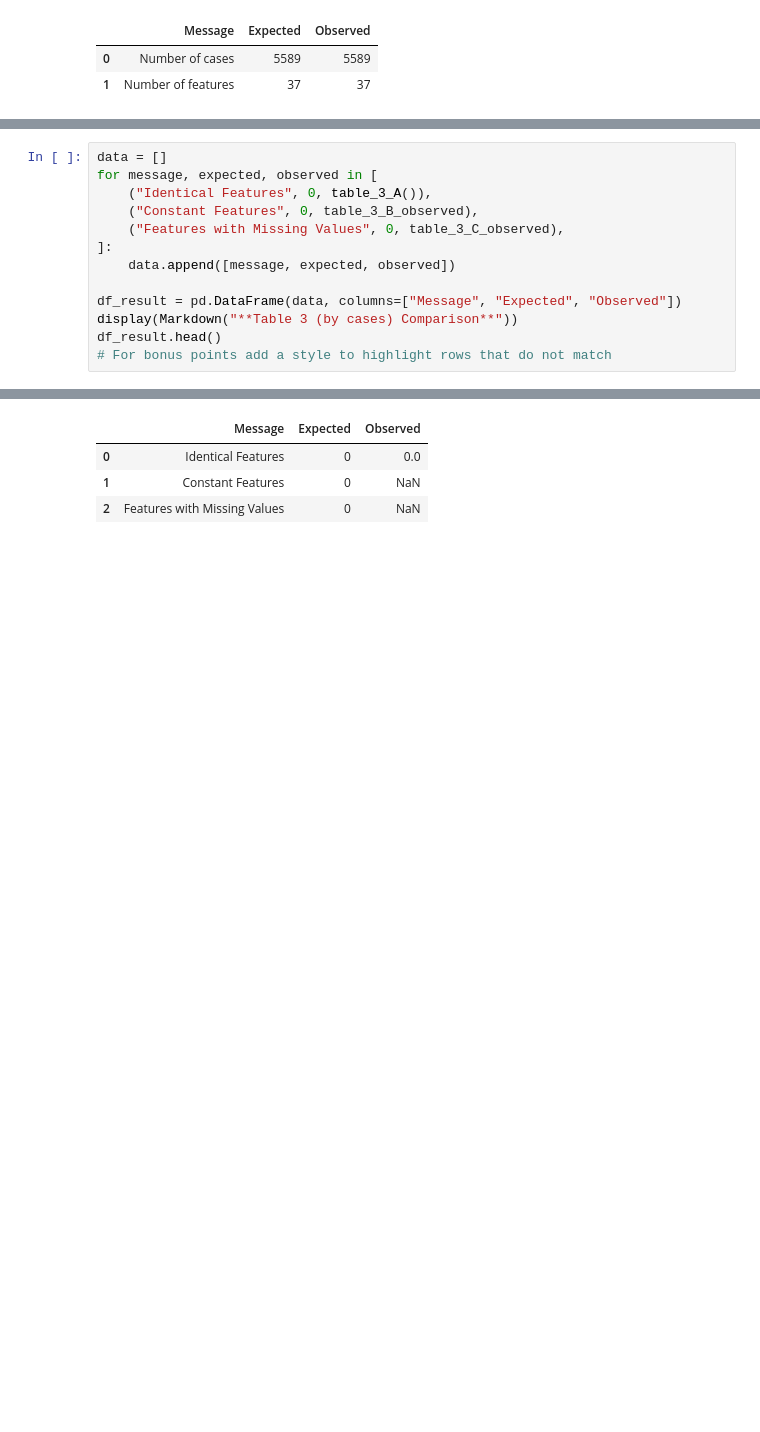
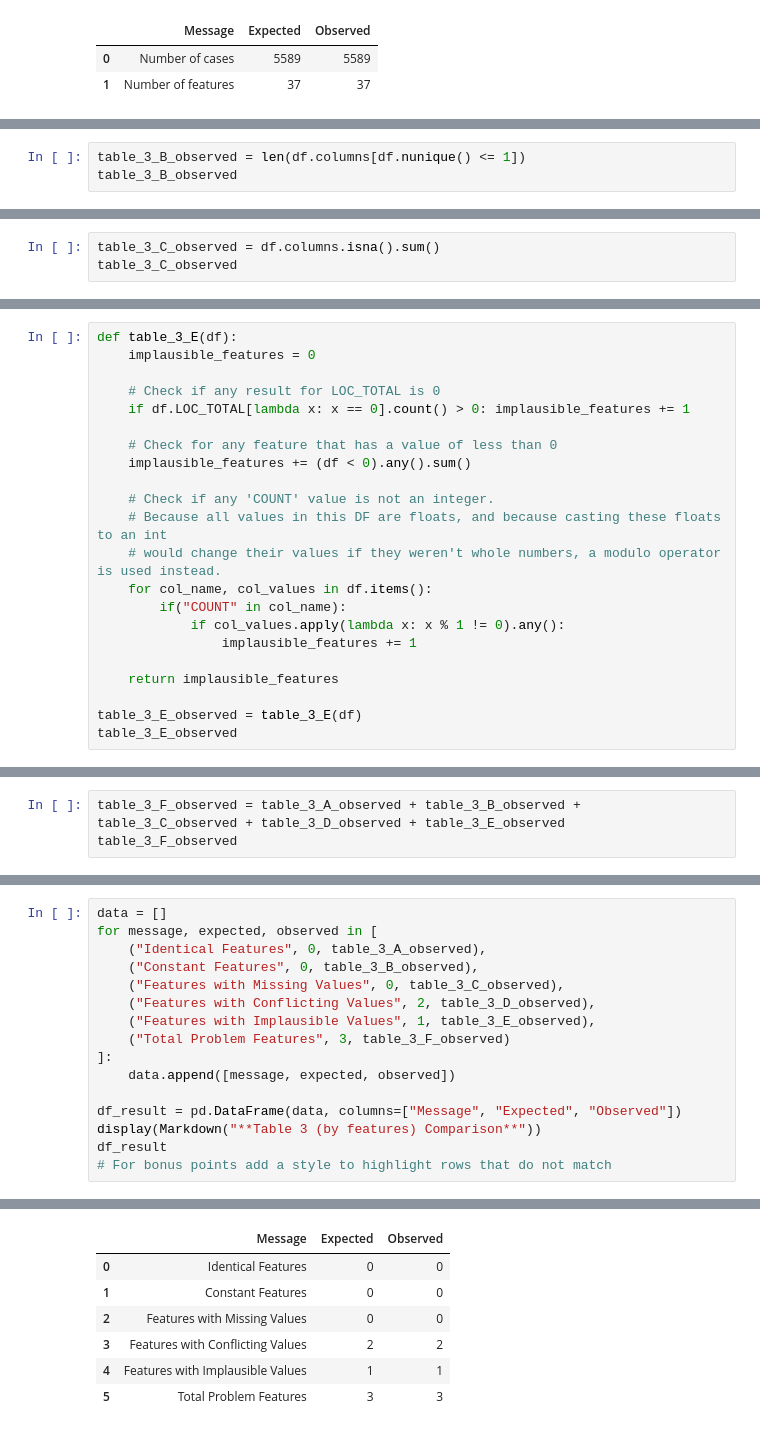
Before and after one commit to Jakub-Poczatek/DataMiningLabs, a Jupyter notebook: NASA/01-clean.ipynb, the cells around one changed output, grey strips where cells are left out. Drawn from its saved outputs; the diff is of its cells as text; blank space fills up the shorter version.

```diff
--- a/NASA/01-clean.ipynb
+++ b/NASA/01-clean.ipynb
@@ -162,0 +162,3 @@ table_3_B_observed = table_3_B(df)
+# %%
+table_3_B_observed = len(df.columns[df.nunique() <= 1])
+table_3_B_observed
@@ -168,0 +169,3 @@ table_3_C_observed = table_3_C(df)
+# %%
+table_3_C_observed = df.columns.isna().sum()
+table_3_C_observed
@@ -168,0 +229,22 @@ table_3_C_observed = table_3_C(df)
+# %%
+def table_3_E(df):
+    implausible_features = 0
+
+    # Check if any result for LOC_TOTAL is 0
+    if df.LOC_TOTAL[lambda x: x == 0].count() > 0: implausible_features += 1
+
+    # Check for any feature that has a value of less than 0
+    implausible_features += (df < 0).any().sum()
+
+    # Check if any 'COUNT' value is not an integer.
+    # Because all values in this DF are floats, and because casting these floats to an int
+    # would change their values if they weren't whole numbers, a modulo operator is used instead.
+    for col_name, col_values in df.items():
+        if("COUNT" in col_name):
+            if col_values.apply(lambda x: x % 1 != 0).any():
+                implausible_features += 1
+
+    return implausible_features
+
+table_3_E_observed = table_3_E(df)
+table_3_E_observed
@@ -168,0 +255,3 @@ table_3_C_observed = table_3_C(df)
+# %%
+table_3_F_observed = table_3_A_observed + table_3_B_observed + table_3_C_observed + table_3_D_observed + table_3_E_observed
+table_3_F_observed
@@ -169,14 +262,17 @@ table_3_C_observed = table_3_C(df)
 # %%
 data = []
 for message, expected, observed in [
-    ("Identical Features", 0, table_3_A()),
+    ("Identical Features", 0, table_3_A_observed),
     ("Constant Features", 0, table_3_B_observed),
     ("Features with Missing Values", 0, table_3_C_observed),
+    ("Features with Conflicting Values", 2, table_3_D_observed),
+    ("Features with Implausible Values", 1, table_3_E_observed),
+    ("Total Problem Features", 3, table_3_F_observed)
 ]:
     data.append([message, expected, observed])
 
 df_result = pd.DataFrame(data, columns=["Message", "Expected", "Observed"])
-display(Markdown("**Table 3 (by cases) Comparison**"))
-df_result.head()
+display(Markdown("**Table 3 (by features) Comparison**"))
+df_result
 # For bonus points add a style to highlight rows that do not match
 # %% [output]
@@ -184,4 +280,7 @@ df_result.head()
 |  | Message | Expected | Observed |
-| 0 | Identical Features | 0 | 0.0 |
-| 1 | Constant Features | 0 | NaN |
-| 2 | Features with Missing Values | 0 | NaN |
+| 0 | Identical Features | 0 | 0 |
+| 1 | Constant Features | 0 | 0 |
+| 2 | Features with Missing Values | 0 | 0 |
+| 3 | Features with Conflicting Values | 2 | 2 |
+| 4 | Features with Implausible Values | 1 | 1 |
+| 5 | Total Problem Features | 3 | 3 |
```
Also changed, not shown: parts of 38 cells of this notebook.
